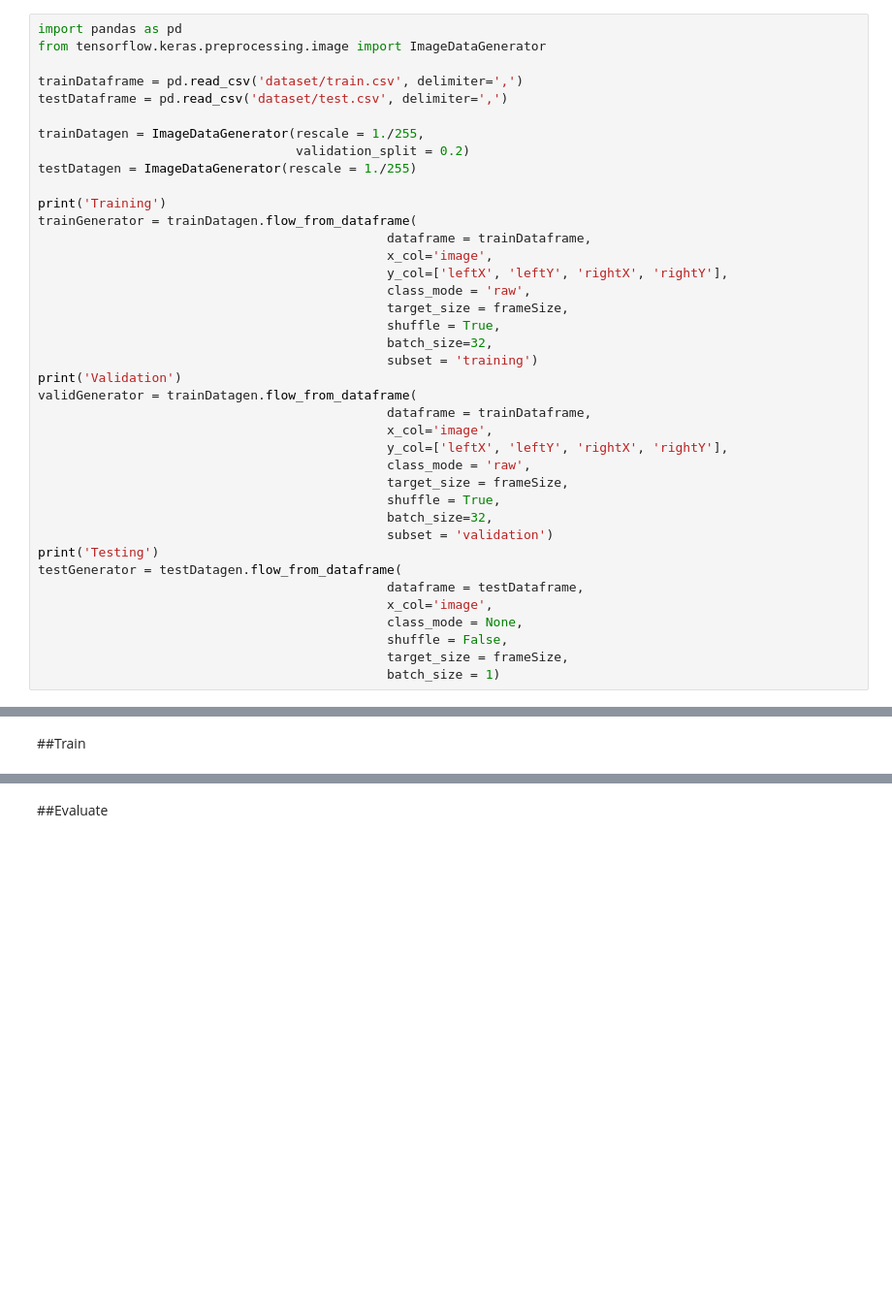
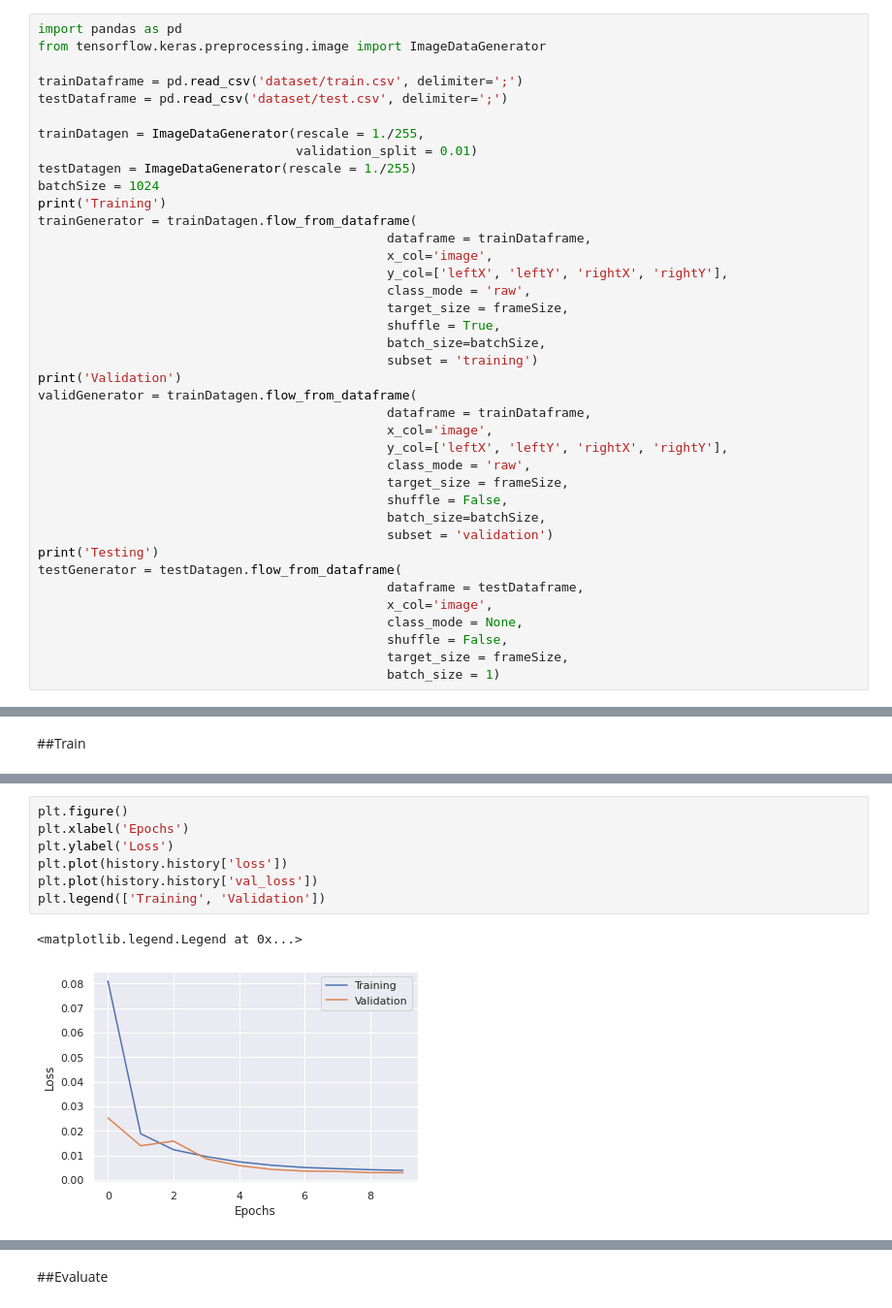
Before and after one commit to Egoago/DepressionClassification, a Jupyter notebook: EyeTracker.ipynb, the cells around one changed output, grey strips where cells are left out. Shown at 97% size. Drawn from its saved outputs; the diff is of its cells as text; blank space fills up the shorter version.

```diff
--- a/EyeTracker.ipynb
+++ b/EyeTracker.ipynb
@@ -134,13 +40,13 @@ progressBar.update(message(f'loaded {count} frames'))
 import pandas as pd
 from tensorflow.keras.preprocessing.image import ImageDataGenerator
 
-trainDataframe = pd.read_csv('dataset/train.csv', delimiter=',')
-testDataframe = pd.read_csv('dataset/test.csv', delimiter=',')
+trainDataframe = pd.read_csv('dataset/train.csv', delimiter=';')
+testDataframe = pd.read_csv('dataset/test.csv', delimiter=';')
 
 trainDatagen = ImageDataGenerator(rescale = 1./255,
-                                  validation_split = 0.2)
+                                  validation_split = 0.01)
 testDatagen = ImageDataGenerator(rescale = 1./255)
-
+batchSize = 1024
 print('Training')
 trainGenerator = trainDatagen.flow_from_dataframe(
                                               dataframe = trainDataframe,
@@ -149,7 +55,7 @@ trainGenerator = trainDatagen.flow_from_dataframe(
                                               class_mode = 'raw',
                                               target_size = frameSize,
                                               shuffle = True,
-                                              batch_size=32,
+                                              batch_size=batchSize,
                                               subset = 'training')
 print('Validation')
 validGenerator = trainDatagen.flow_from_dataframe(
@@ -158,8 +64,8 @@ validGenerator = trainDatagen.flow_from_dataframe(
                                               y_col=['leftX', 'leftY', 'rightX', 'rightY'],
                                               class_mode = 'raw',
                                               target_size = frameSize,
-                                              shuffle = True,
-                                              batch_size=32,
+                                              shuffle = False,
+                                              batch_size=batchSize,
                                               subset = 'validation')
 print('Testing')
 testGenerator = testDatagen.flow_from_dataframe(
@@ -265,0 +172,10 @@ time: 10min 52s (started: 2021-04-08 18:28:08 +00:00)
+# %%
+plt.figure()
+plt.xlabel('Epochs')
+plt.ylabel('Loss')
+plt.plot(history.history['loss'])
+plt.plot(history.history['val_loss'])
+plt.legend(['Training', 'Validation'])
+# %% [output]
+<matplotlib.legend.Legend at 0x...>
+[figure, added]
```
Also changed, not shown: parts of 17 cells of this notebook.
